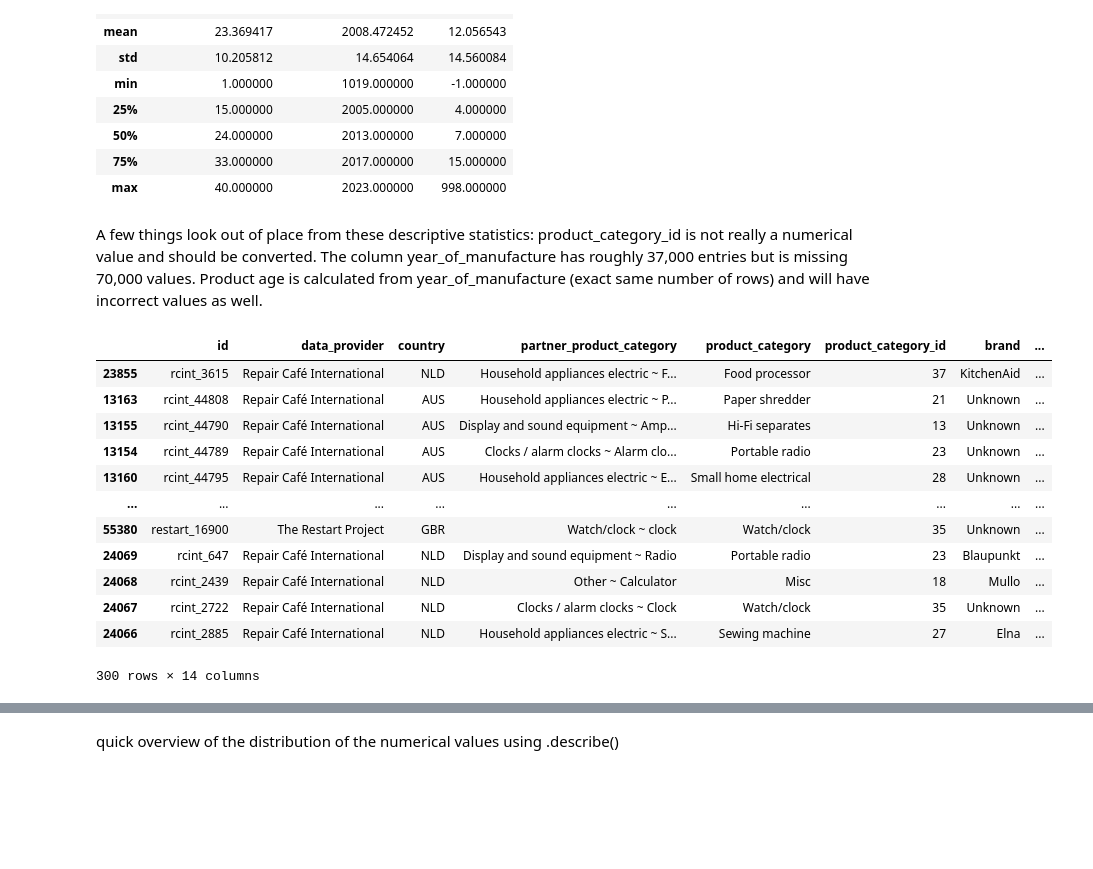
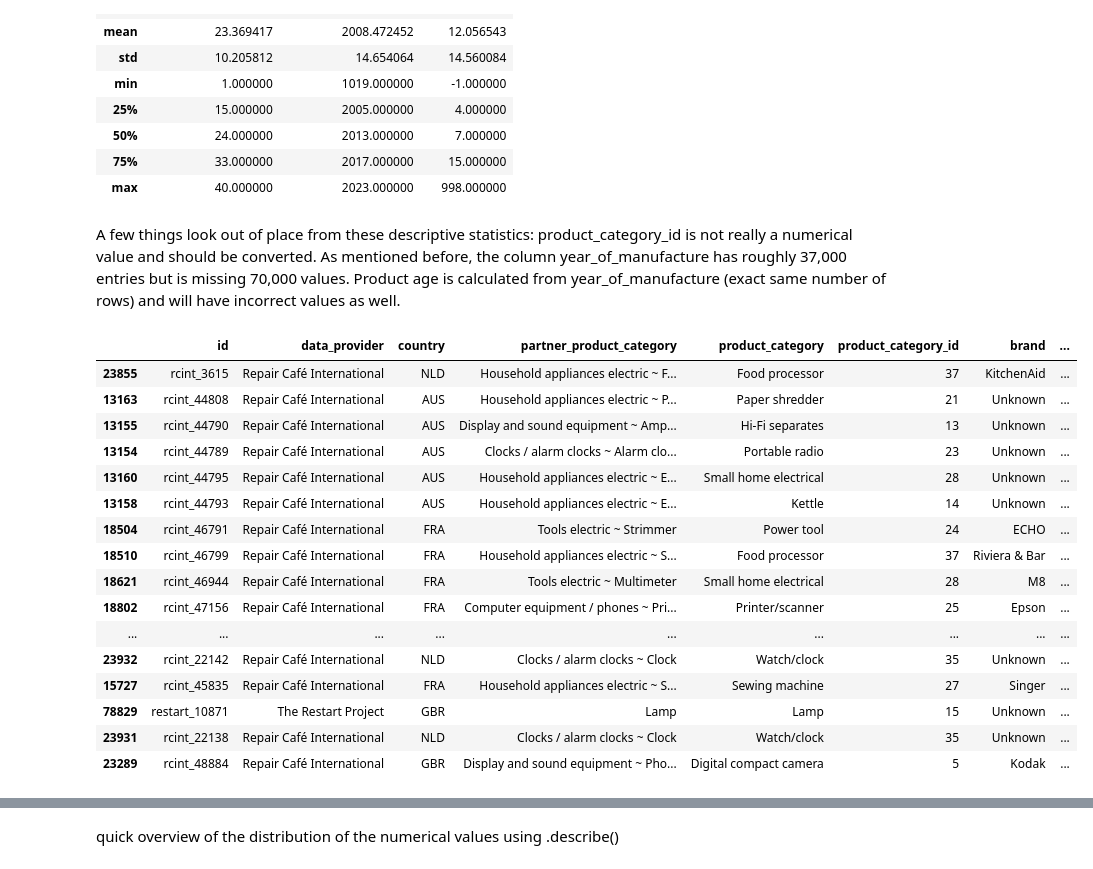
Before and after one commit to DrewChauD/BrainStation-Data-Science-Capstone, a Jupyter notebook: Notebooks/Andrew_Chau_BrainStation_DS_Capstone.ipynb, the cells around one changed output, grey strips where cells are left out. Saved outputs shown, nothing was run; the diff lists cells and outputs as text; code cells hidden in the pictures; blank space fills up the shorter version.

```diff
--- a/Notebooks/Andrew_Chau_BrainStation_DS_Capstone.ipynb
+++ b/Notebooks/Andrew_Chau_BrainStation_DS_Capstone.ipynb
@@ -95,20 +117,24 @@ df.describe()
 | 75% | 33.000000 | 2017.000000 | 15.000000 |
 | max | 40.000000 | 2023.000000 | 998.000000 |
 # %% [markdown]
-A few things look out of place from these descriptive statistics: product_category_id is not really a numerical value and should be converted. The column year_of_manufacture has roughly 37,000 entries but is missing 70,000 values. Product age is calculated from year_of_manufacture (exact same number of rows) and will have incorrect values as well.
+A few things look out of place from these descriptive statistics: product_category_id is not really a numerical value and should be converted. As mentioned before, the column year_of_manufacture has roughly 37,000 entries but is missing 70,000 values. Product age is calculated from year_of_manufacture (exact same number of rows) and will have incorrect values as well.
 # %%
-df.sort_values(by='year_of_manufacture', ascending=True).head(300)
+df.sort_values(by='year_of_manufacture', ascending=True).head(50)
 # %% [output]
 |  | id | data_provider | country | partner_product_category | product_category | product_category_id | brand | ... |
 | 23855 | rcint_3615 | Repair Café International | NLD | Household appliances electric ~ F... | Food processor | 37 | KitchenAid | ... |
 | 13163 | rcint_44808 | Repair Café International | AUS | Household appliances electric ~ P... | Paper shredder | 21 | Unknown | ... |
 | 13155 | rcint_44790 | Repair Café International | AUS | Display and sound equipment ~ Amp... | Hi-Fi separates | 13 | Unknown | ... |
 | 13154 | rcint_44789 | Repair Café International | AUS | Clocks / alarm clocks ~ Alarm clo... | Portable radio | 23 | Unknown | ... |
 | 13160 | rcint_44795 | Repair Café International | AUS | Household appliances electric ~ E... | Small home electrical | 28 | Unknown | ... |
+| 13158 | rcint_44793 | Repair Café International | AUS | Household appliances electric ~ E... | Kettle | 14 | Unknown | ... |
+| 18504 | rcint_46791 | Repair Café International | FRA | Tools electric ~ Strimmer | Power tool | 24 | ECHO | ... |
+| 18510 | rcint_46799 | Repair Café International | FRA | Household appliances electric ~ S... | Food processor | 37 | Riviera & Bar | ... |
+| 18621 | rcint_46944 | Repair Café International | FRA | Tools electric ~ Multimeter | Small home electrical | 28 | M8 | ... |
+| 18802 | rcint_47156 | Repair Café International | FRA | Computer equipment / phones ~ Pri... | Printer/scanner | 25 | Epson | ... |
 | ... | ... | ... | ... | ... | ... | ... | ... | ... |
-| 55380 | restart_16900 | The Restart Project | GBR | Watch/clock ~ clock | Watch/clock | 35 | Unknown | ... |
-| 24069 | rcint_647 | Repair Café International | NLD | Display and sound equipment ~ Radio | Portable radio | 23 | Blaupunkt | ... |
-| 24068 | rcint_2439 | Repair Café International | NLD | Other ~ Calculator | Misc | 18 | Mullo | ... |
-| 24067 | rcint_2722 | Repair Café International | NLD | Clocks / alarm clocks ~ Clock | Watch/clock | 35 | Unknown | ... |
-| 24066 | rcint_2885 | Repair Café International | NLD | Household appliances electric ~ S... | Sewing machine | 27 | Elna | ... |
+| 23932 | rcint_22142 | Repair Café International | NLD | Clocks / alarm clocks ~ Clock | Watch/clock | 35 | Unknown | ... |
+| 15727 | rcint_45835 | Repair Café International | FRA | Household appliances electric ~ S... | Sewing machine | 27 | Singer | ... |
+| 78829 | restart_10871 | The Restart Project | GBR | Lamp | Lamp | 15 | Unknown | ... |
+| 23931 | rcint_22138 | Repair Café International | NLD | Clocks / alarm clocks ~ Clock | Watch/clock | 35 | Unknown | ... |
+| 23289 | rcint_48884 | Repair Café International | GBR | Display and sound equipment ~ Pho... | Digital compact camera | 5 | Kodak | ... |
-300 rows × 14 columns
```
Also changed, not shown: parts of 22 cells of this notebook, 1 other file.
